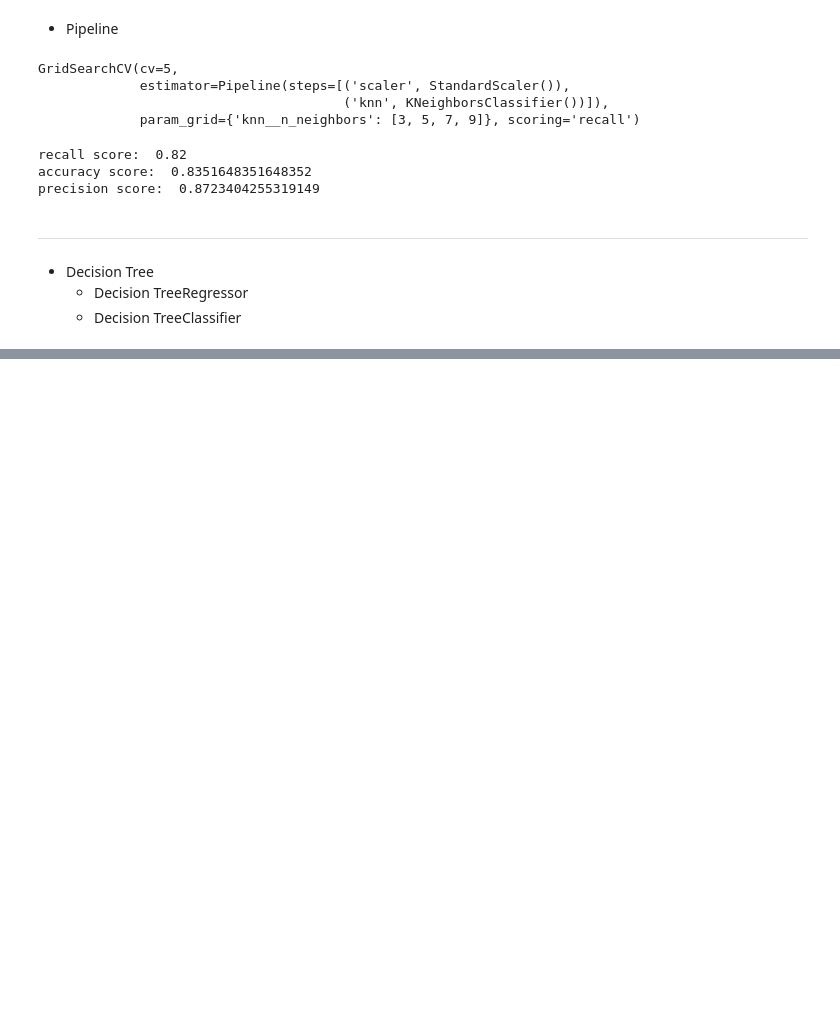
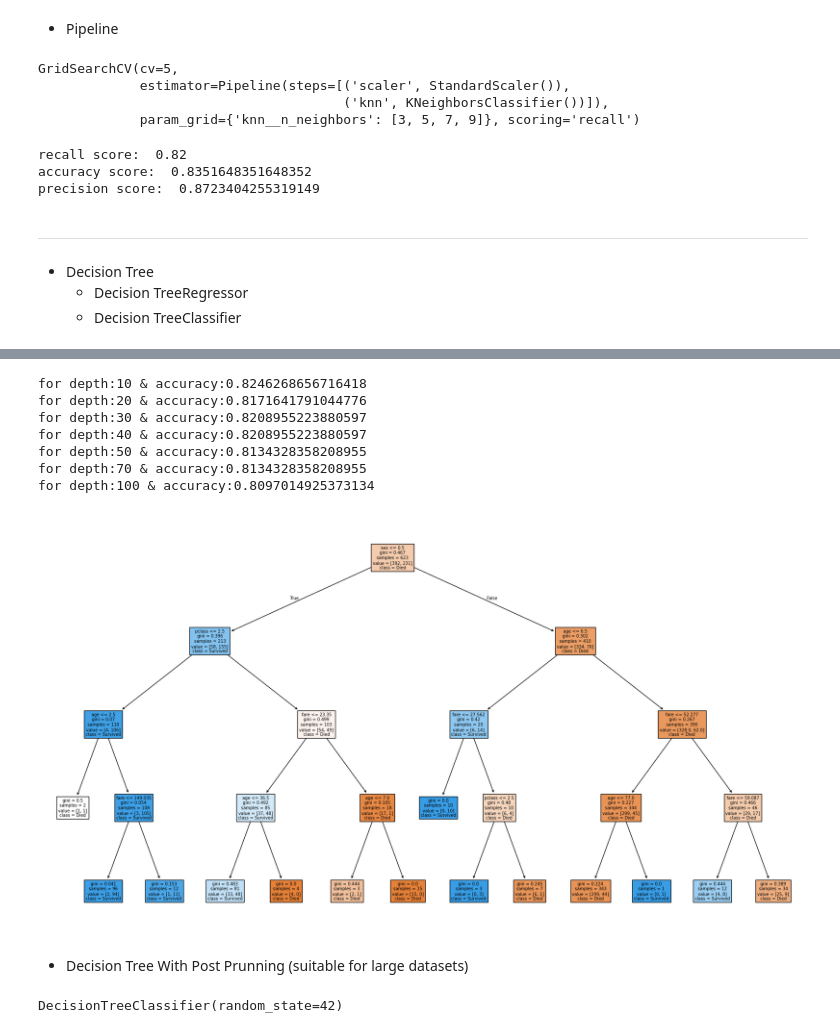
Before and after one commit to Ankit1726/AIML_Resources, a Jupyter notebook: Machine_Learning/Quick_ML.ipynb, the cells around one changed output, grey strips where cells are left out. Drawn from its saved outputs; the diff is of its cells as text; code cells hidden in the pictures; blank space fills up the shorter version.

```diff
--- a/Machine_Learning/Quick_ML.ipynb
+++ b/Machine_Learning/Quick_ML.ipynb
@@ -887,0 +1113,37 @@ precision score:  0.8723404255319149
+# %%
+min_split = [10,20,30,40,50,70,100]
+
+for split in min_split:
+     model = DecisionTreeClassifier(max_depth=4,min_samples_split=split)
+     model.fit(X_train,y_train)
+
+     acc = model.score(X_test,y_test)
+     print(f"for depth:{split} & accuracy:{acc}")
+
+     if split == 10:
+          plt.figure(figsize=(18,10))
+          plot_tree(
+          model,
+          feature_names=X.columns,
+          class_names = ["Died","Survived"],
+          filled=True,
+)
+
+plt.tight_layout()
+plt.show()
+# %% [output]
+for depth:10 & accuracy:0.8246268656716418
+for depth:20 & accuracy:0.8171641791044776
+for depth:30 & accuracy:0.8208955223880597
+for depth:40 & accuracy:0.8208955223880597
+for depth:50 & accuracy:0.8134328358208955
+for depth:70 & accuracy:0.8134328358208955
+for depth:100 & accuracy:0.8097014925373134
+[figure, added]
+# %% [markdown]
+- Decision Tree With Post Prunning (suitable for large datasets)
+# %%
+tree = DecisionTreeClassifier(random_state=42)
+tree.fit(X_train,y_train)
+# %% [output]
+DecisionTreeClassifier(random_state=42)
```
Also changed, not shown: parts of 50 cells of this notebook, 1 other file.
